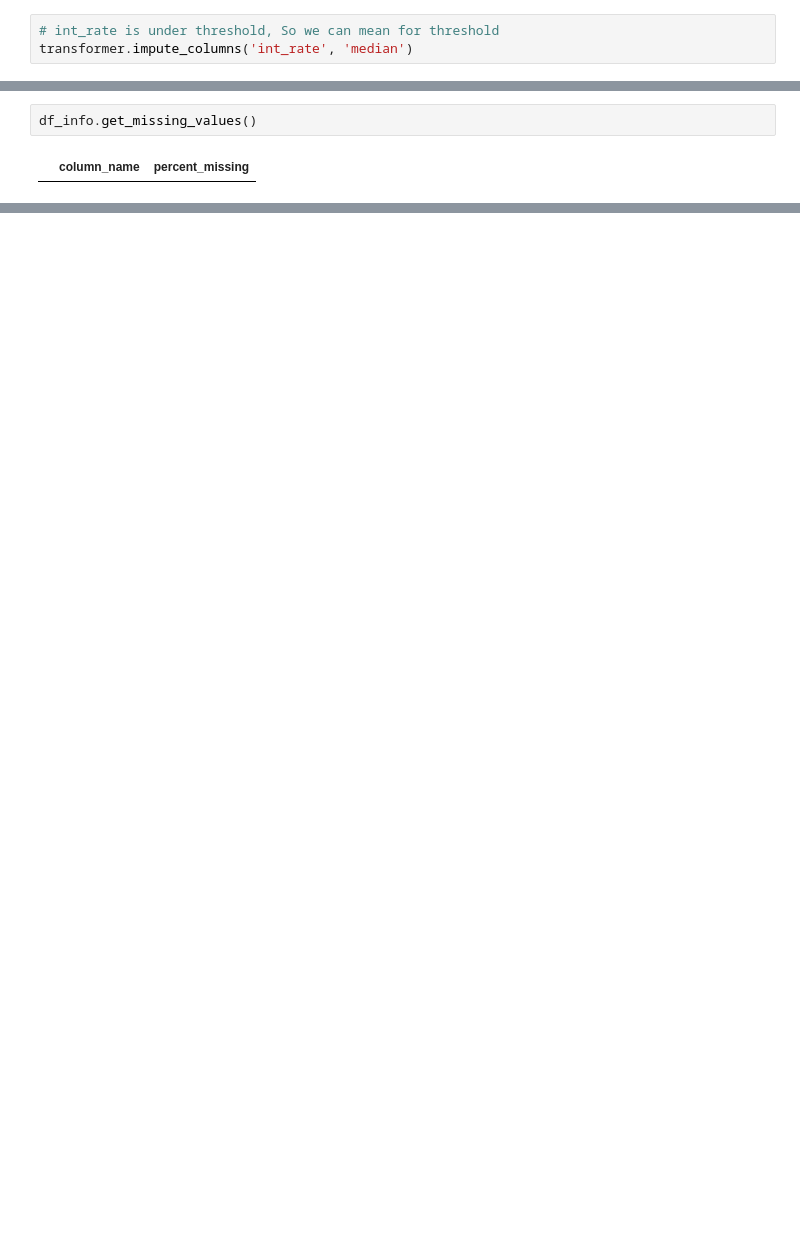
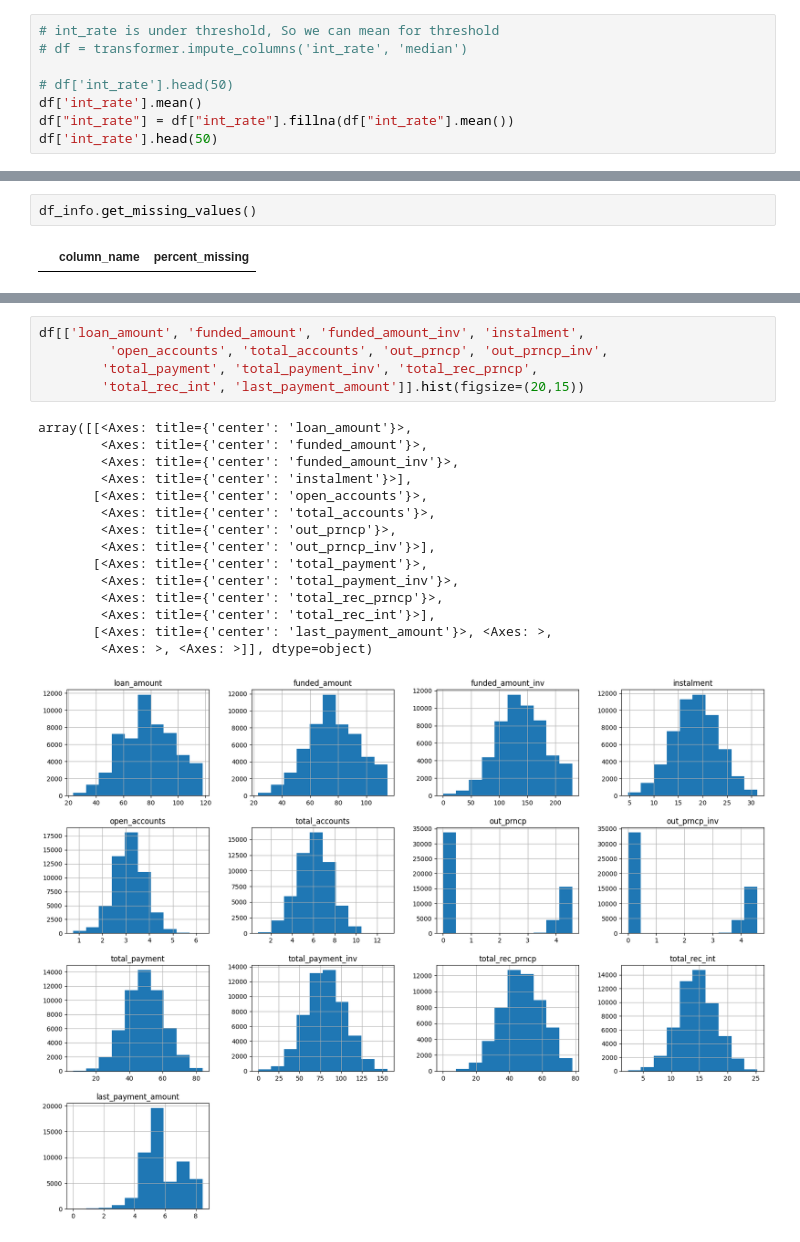
Before and after one commit to hameed0380/EDA-Customer-Loans, a Jupyter notebook: main.ipynb, the cells around one changed output, grey strips where cells are left out. Drawn from its saved outputs; the diff is of its cells as text; blank space fills up the shorter version.

```diff
--- a/main.ipynb
+++ b/main.ipynb
@@ -288,4 +288,9 @@ print(skew_df)
 # %%
 # int_rate is under threshold, So we can mean for threshold
-transformer.impute_columns('int_rate', 'median')
+# df = transformer.impute_columns('int_rate', 'median')
+
+# df['int_rate'].head(50)
+df['int_rate'].mean()
+df["int_rate"] = df["int_rate"].fillna(df["int_rate"].mean())
+df['int_rate'].head(50)
 # %% [output]
@@ -308,0 +512,21 @@ df_info.get_missing_values()
+# %%
+df[['loan_amount', 'funded_amount', 'funded_amount_inv', 'instalment',
+         'open_accounts', 'total_accounts', 'out_prncp', 'out_prncp_inv',
+        'total_payment', 'total_payment_inv', 'total_rec_prncp',
+        'total_rec_int', 'last_payment_amount']].hist(figsize=(20,15))
+# %% [output]
+array([[<Axes: title={'center': 'loan_amount'}>,
+        <Axes: title={'center': 'funded_amount'}>,
+        <Axes: title={'center': 'funded_amount_inv'}>,
+        <Axes: title={'center': 'instalment'}>],
+       [<Axes: title={'center': 'open_accounts'}>,
+        <Axes: title={'center': 'total_accounts'}>,
+        <Axes: title={'center': 'out_prncp'}>,
+        <Axes: title={'center': 'out_prncp_inv'}>],
+       [<Axes: title={'center': 'total_payment'}>,
+        <Axes: title={'center': 'total_payment_inv'}>,
+        <Axes: title={'center': 'total_rec_prncp'}>,
+        <Axes: title={'center': 'total_rec_int'}>],
+       [<Axes: title={'center': 'last_payment_amount'}>, <Axes: >,
+        <Axes: >, <Axes: >]], dtype=object)
+[figure, added]
```
Also changed, not shown: parts of 21 cells of this notebook, 2 other files.
